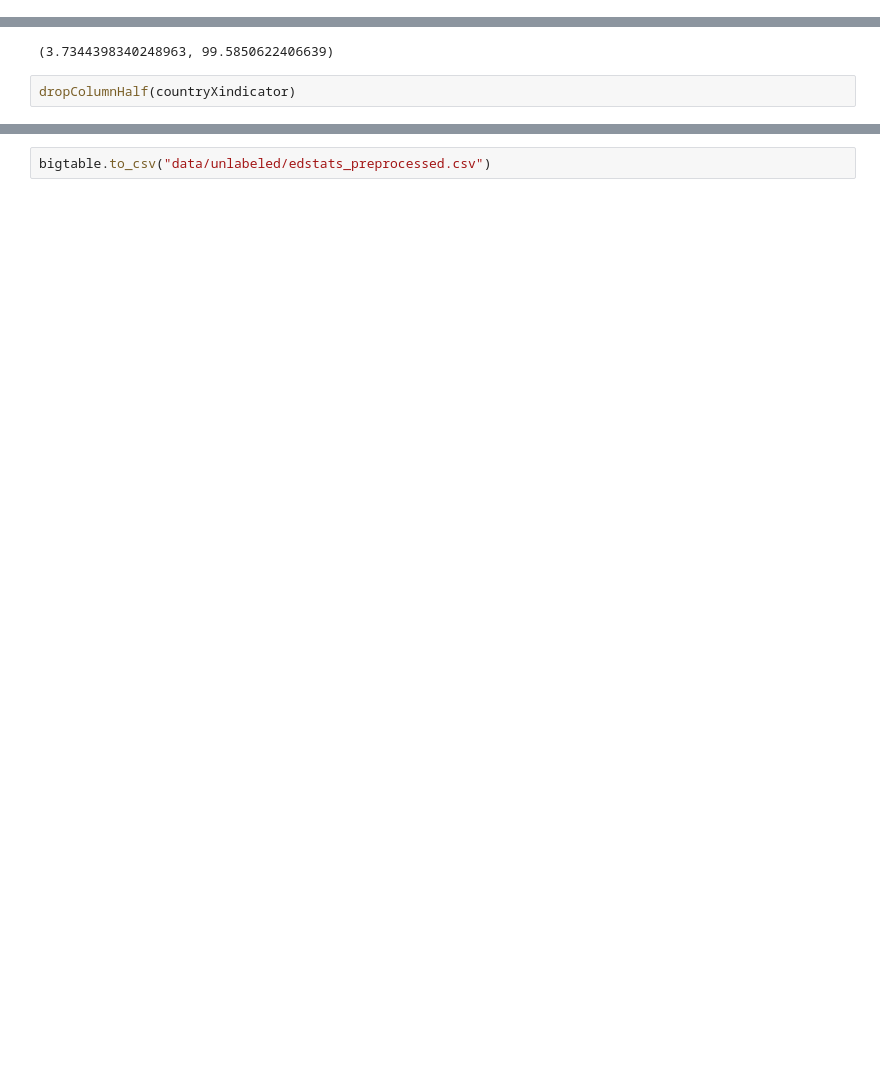
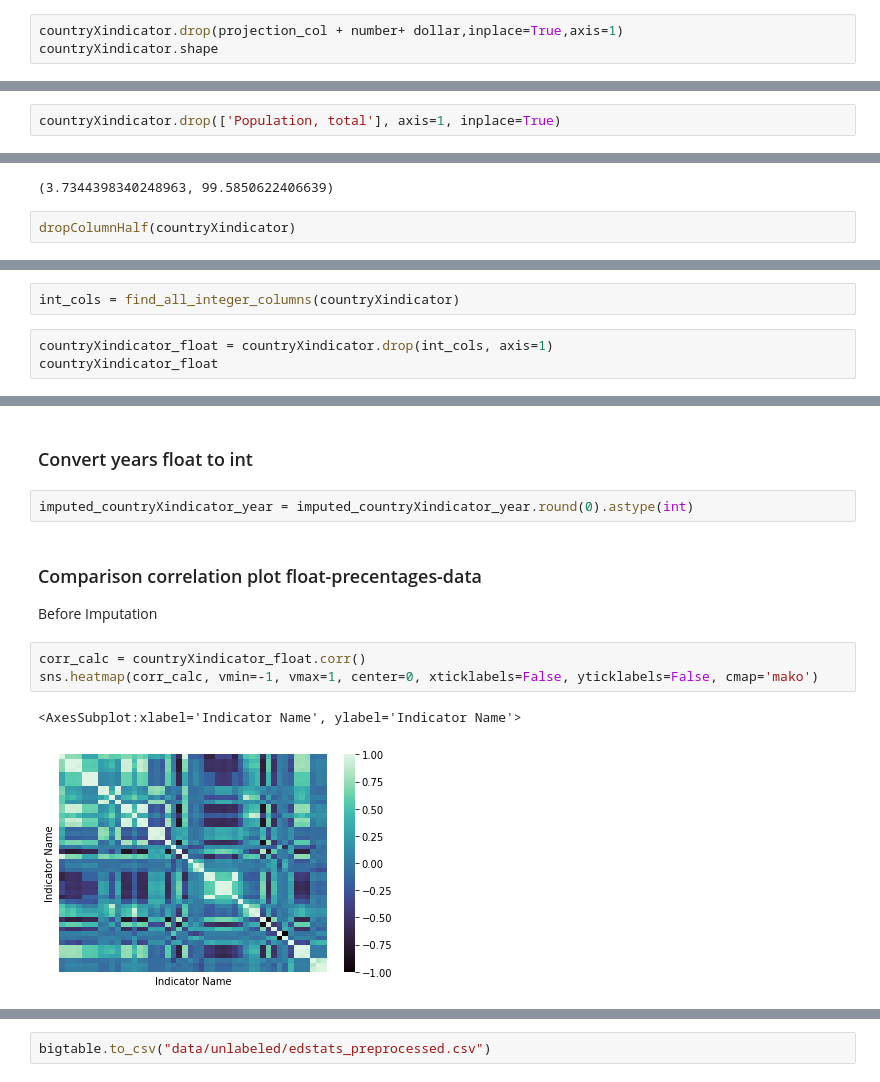
Before and after one commit to MDAIceland/WaterSecurity, a Jupyter notebook: unlabeled_preprocessing/prep_edstats.ipynb, the cells around one changed output, grey strips where cells are left out. Saved outputs shown, nothing was run; the diff lists cells and outputs as text; blank space fills up the shorter version.

```diff
--- a/unlabeled_preprocessing/prep_edstats.ipynb
+++ b/unlabeled_preprocessing/prep_edstats.ipynb
@@ -106,0 +118,3 @@ countryXindicator
+# %%
+countryXindicator.drop(projection_col + number+ dollar,inplace=True,axis=1)
+countryXindicator.shape
@@ -106,0 +125,2 @@ countryXindicator
+# %%
+countryXindicator.drop(['Population, total'], axis=1, inplace=True)
@@ -169,0 +171,5 @@ imputed_countryXindicator
+# %%
+int_cols = find_all_integer_columns(countryXindicator)
+# %%
+countryXindicator_float = countryXindicator.drop(int_cols, axis=1)
+countryXindicator_float
@@ -169,0 +271,13 @@ imputed_countryXindicator
+# %% [markdown]
+### Convert years float to int
+# %%
+imputed_countryXindicator_year = imputed_countryXindicator_year.round(0).astype(int)
+# %% [markdown]
+### Comparison correlation plot float-precentages-data
+Before Imputation
+# %%
+corr_calc = countryXindicator_float.corr()
+sns.heatmap(corr_calc, vmin=-1, vmax=1, center=0, xticklabels=False, yticklabels=False, cmap='mako')
+# %% [output]
+<AxesSubplot:xlabel='Indicator Name', ylabel='Indicator Name'>
+[figure, added]
```
Also changed, not shown: parts of 35 cells of this notebook, 1 other file.
